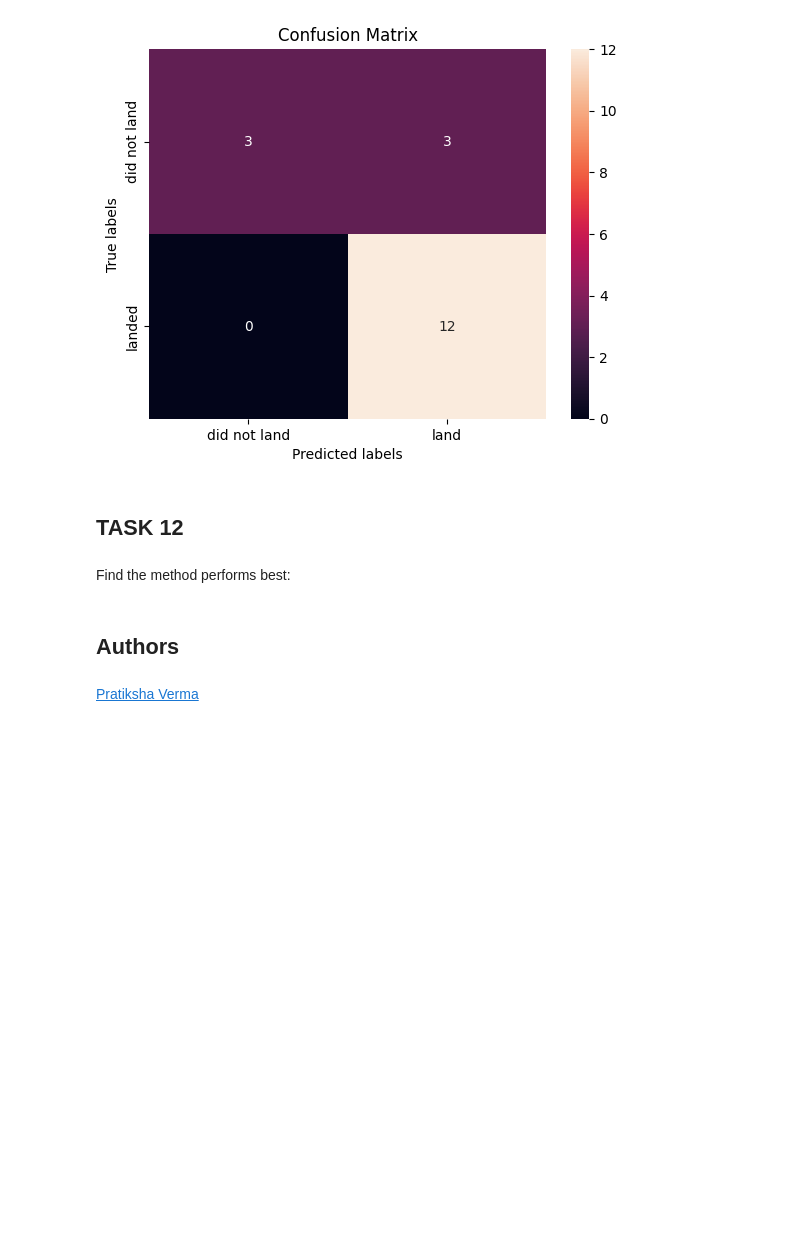
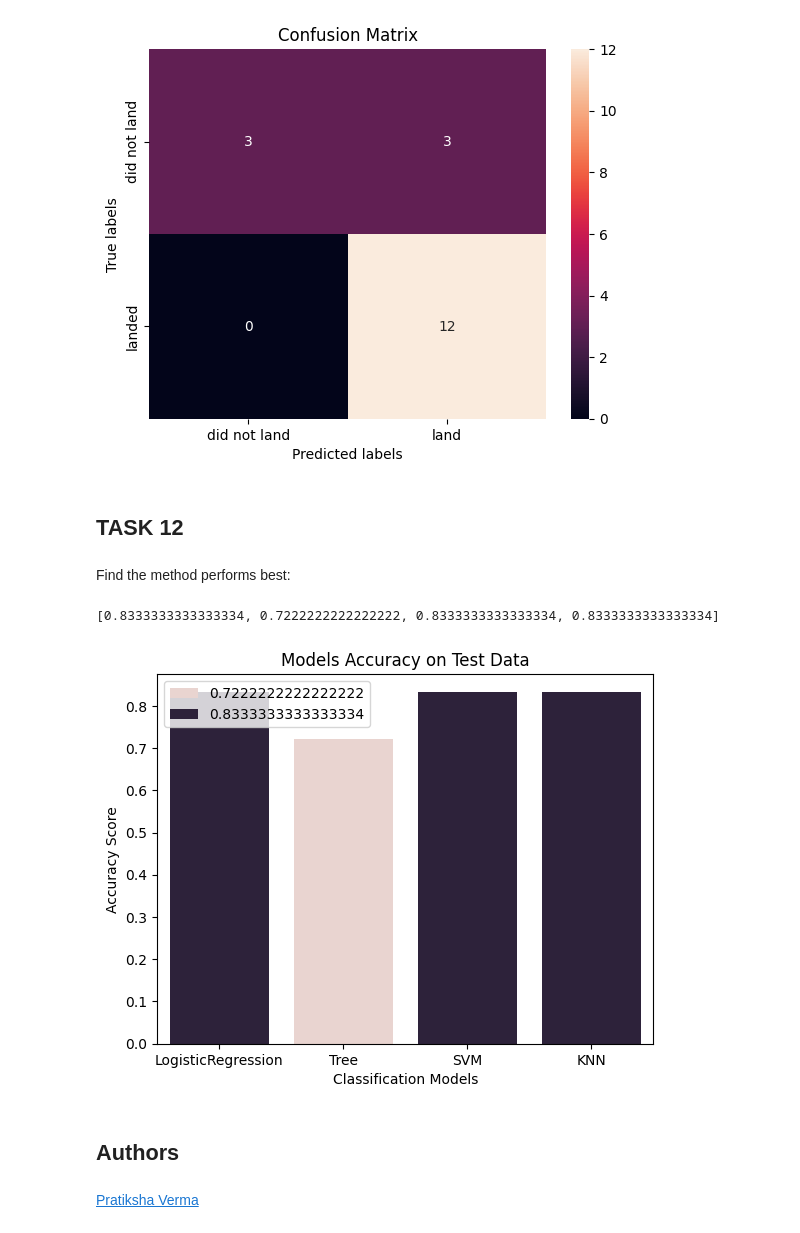
Before and after one commit to Freshtanazari/DataScienceCapstoneProject, a Jupyter notebook: machine_learning_prediction/SpaceX_Machine Learning Prediction_Part_5.ipynb, the cells around one changed output. Cells and saved outputs as stored; diff of their text form; code cells hidden in the pictures; blank space fills up the shorter version.

```diff
--- a/machine_learning_prediction/SpaceX_Machine Learning Prediction_Part_5.ipynb
+++ b/machine_learning_prediction/SpaceX_Machine Learning Prediction_Part_5.ipynb
@@ -188,6 +196,7 @@ accuracy : 0.8464285714285713
 Calculate the accuracy on the test data using the method <code>score</code>:
 # %%
 print("accuracy:", logreg_cv.score(X_test, Y_test))
+logisticRegression = logreg_cv.score(X_test, Y_test)
 # %% [output]
 accuracy: 0.8333333333333334
 # %% [markdown]
@@ -240,0 +246,3 @@ svm_cv.score(X_test, y_test)
+# %%
+svm = svm_cv.score(X_test, Y_test)
+svm
@@ -280,4 +290,4 @@ accuracy : 0.8892857142857145
 # %% [markdown]
 Calculate the accuracy of tree_cv on the test data using the method <code>score</code>:
 # %%
-tree_cv.score(X_test, Y_test)
+tree = tree_cv.score(X_test, Y_test)
@@ -319,4 +327,4 @@ accuracy : 0.8482142857142858
 # %% [markdown]
 Calculate the accuracy of knn_cv on the test data using the method <code>score</code>:
 # %%
-knn_cv.score(X_test, Y_test)
+knn = knn_cv.score(X_test, Y_test)
@@ -333,6 +339,19 @@ plot_confusion_matrix(Y_test,yhat)
 ## TASK  12
 # %% [markdown]
 Find the method performs best:
+# %%
+# the models seems to be able to predict with an accuracy of 83.3% mostly adn the tree classifier performs the poorest on the test data.
+labels = ['LogisticRegression', 'Tree', 'SVM', 'KNN']
+values = [logisticRegression, tree, svm, knn]
+sns.barplot(x=labels, y=values, hue=values)
+plt.title("Models Accuracy on Test Data")
+plt.xlabel("Classification Models")
+plt.ylabel("Accuracy Score")
+print(values)
+plt.show()
+# %% [output]
+[0.8333333333333334, 0.7222222222222222, 0.8333333333333334, 0.8333333333333334]
+[figure, added]
 # %% [markdown]
 ## Authors
 # %% [markdown]
```
Also changed, not shown: parts of 7 cells of this notebook, 21 other files.
